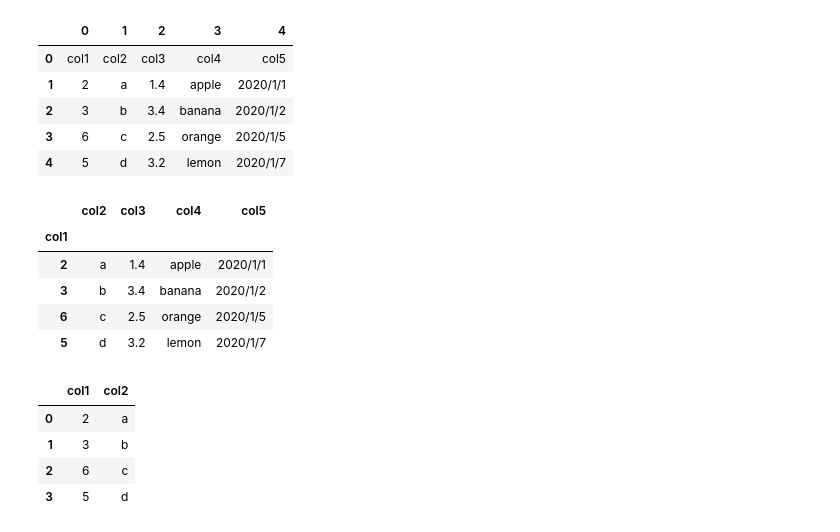
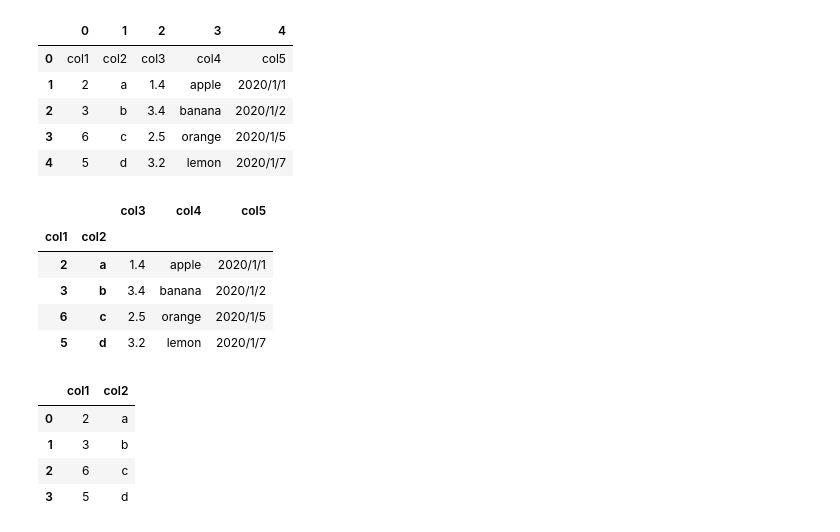
Before and after one commit to liutongcun/Data-Analysis, a Jupyter notebook: Lecture 2.ipynb, the cells around one changed output. Saved outputs shown, nothing was run; the diff lists cells and outputs as text; code cells hidden in the pictures.

```diff
--- a/Lecture 2.ipynb
+++ b/Lecture 2.ipynb
@@ -80,13 +80,13 @@ pd.read_table('data/my_table.txt',header=None)
 | 4 | 5 | d | 3.2 | lemon | 2020/1/7 |
 # %%
 # 例2： 读取csv文件，指定索引列
-pd.read_csv('data/my_csv.csv',index_col='col1')
+# pd.read_csv('data/my_csv.csv',index_col='col1')
 
 #如果指定多列为索引，则将其放在列表中传递给参数index_col
-#pd.read_csv('data/my_csv.csv',index_col=['col1','col2'])
+pd.read_csv('data/my_csv.csv',index_col=['col1','col2'])
 # %% [output]
-|  | col2 | col3 | col4 | col5 |
-| col1 |  |  |  |  |
+|  |  | col3 | col4 | col5 |
+| col1 | col2 |  |  |  |
 | 2 | a | 1.4 | apple | 2020/1/1 |
 | 3 | b | 3.4 | banana | 2020/1/2 |
 | 6 | c | 2.5 | orange | 2020/1/5 |
```
Also changed, not shown: parts of 17 cells of this notebook, 6 other files.
